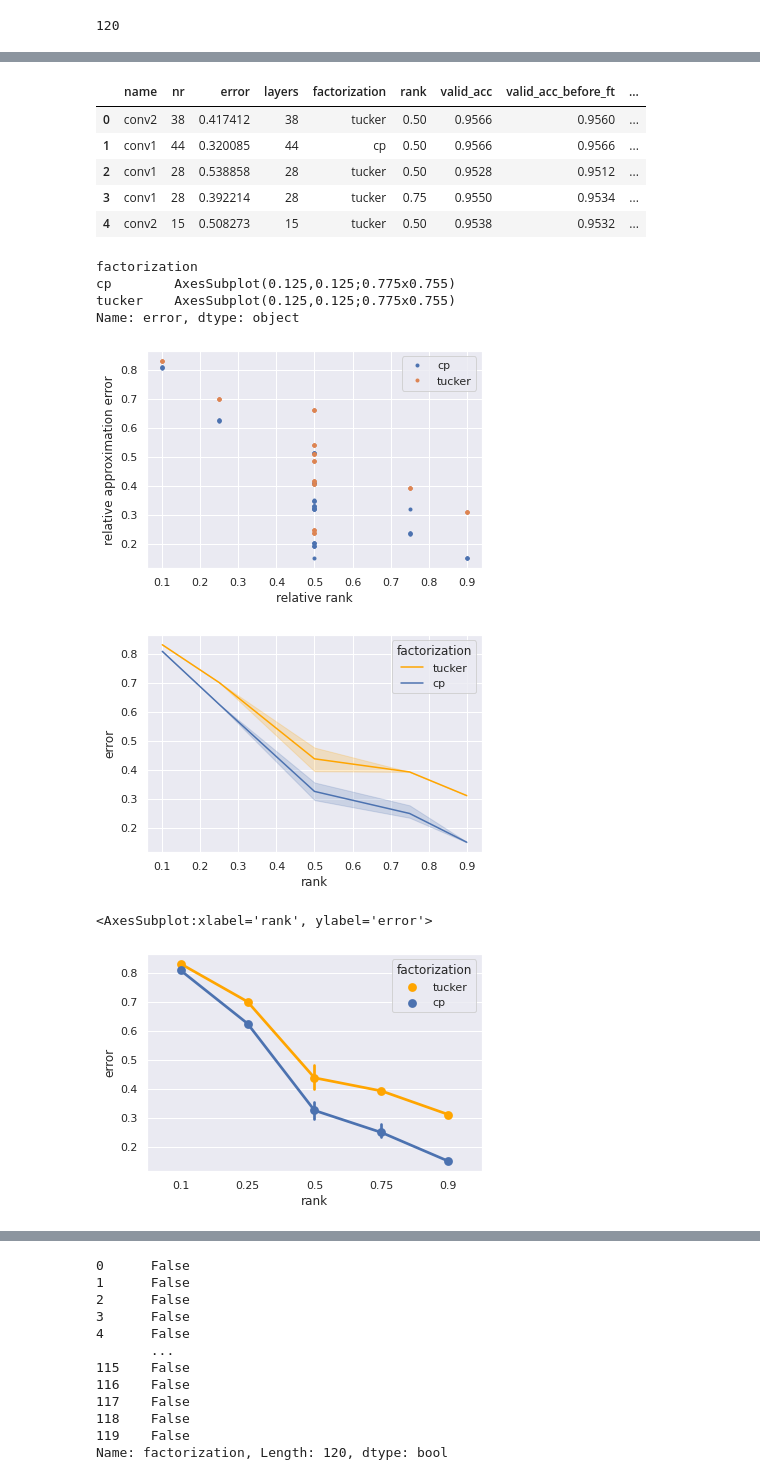
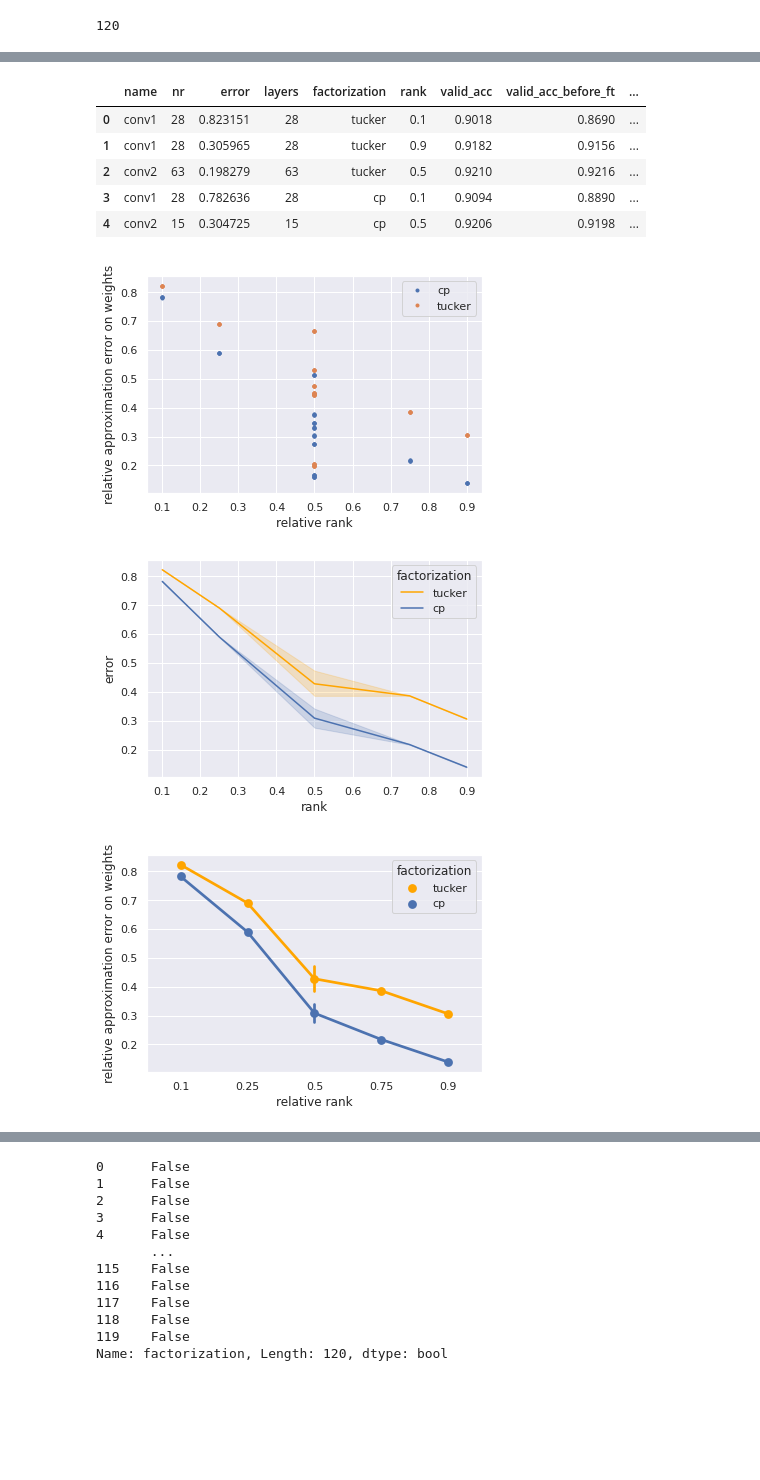
Before and after one commit to JSchuurmans/tddl, a Jupyter notebook: notebooks/results/rn18_c10_approx_vs_perform_ci.ipynb, the cells around one changed output, grey strips where cells are left out. Drawn from its saved outputs; the diff is of its cells as text; code cells hidden in the pictures; blank space fills up the shorter version.

```diff
--- a/notebooks/results/rn18_c10_approx_vs_perform_ci.ipynb
+++ b/notebooks/results/rn18_c10_approx_vs_perform_ci.ipynb
@@ -53,7 +46,7 @@ print(len(paths))
 # %%
 # baseline
 
-baseline_path = Path("/bigdata/f_mnist/logs/baselines/1644945876/rn18_18_dNone_256_adam_l0.001_g0.1_sTrue")
+baseline_path = Path("/bigdata/cifar10/logs/baselines/1646668631/rn18_18_dNone_128_adam_l0.001_g0.1_w0.0_sTrue")
 baseline_model = torch.load(baseline_path / "cnn_best.pth")
 # %%
 with open(baseline_path/'results.json') as json_file:
@@ -308,22 +267,18 @@ df['fact_layers'] = df['factorization'] + '-' + df['layers'].apply(str)
 df.head()
 # %% [output]
 |  | name | nr | error | layers | factorization | rank | valid_acc | valid_acc_before_ft | ... |
-| 0 | conv2 | 38 | 0.417412 | 38 | tucker | 0.50 | 0.9566 | 0.9560 | ... |
-| 1 | conv1 | 44 | 0.320085 | 44 | cp | 0.50 | 0.9566 | 0.9566 | ... |
-| 2 | conv1 | 28 | 0.538858 | 28 | tucker | 0.50 | 0.9528 | 0.9512 | ... |
-| 3 | conv1 | 28 | 0.392214 | 28 | tucker | 0.75 | 0.9550 | 0.9534 | ... |
-| 4 | conv2 | 15 | 0.508273 | 15 | tucker | 0.50 | 0.9538 | 0.9532 | ... |
+| 0 | conv1 | 28 | 0.823151 | 28 | tucker | 0.1 | 0.9018 | 0.8690 | ... |
+| 1 | conv1 | 28 | 0.305965 | 28 | tucker | 0.9 | 0.9182 | 0.9156 | ... |
+| 2 | conv2 | 63 | 0.198279 | 63 | tucker | 0.5 | 0.9210 | 0.9216 | ... |
+| 3 | conv1 | 28 | 0.782636 | 28 | cp | 0.1 | 0.9094 | 0.8890 | ... |
+| 4 | conv2 | 15 | 0.304725 | 15 | cp | 0.5 | 0.9206 | 0.9198 | ... |
 # %%
 df_rank = df.set_index('rank', inplace=False)
 # %%
 grouped_df = df_rank.groupby('factorization')
-ax = grouped_df['error'].plot(legend=True, style=".", ylabel='relative approximation error', xlabel='relative rank')
+ax = grouped_df['error'].plot(legend=True, style=".", ylabel='relative approximation error on weights', xlabel='relative rank')
 # %% [output]
-factorization
-cp        AxesSubplot(0.125,0.125;0.775x0.755)
-tucker    AxesSubplot(0.125,0.125;0.775x0.755)
-Name: error, dtype: object
-[figure, old version]
+[figure, new version]
 # %%
 # df = pd.DataFrame(results)
 # df['rank'] = df['rank'].astype(float, copy=False)
@@ -335,14 +290,14 @@ ax = sns.lineplot(x="rank", y="error",
     palette=['orange', 'b'],
 )
 # %% [output]
-[figure, old version]
+[figure, new version]
 # %%
-sns.pointplot(x="rank", y="error",
+ax = sns.pointplot(x="rank", y="error",
     hue="factorization",
     # style="rank",
     data=df,
     palette=['orange', 'b'],
 )
+ax = ax.set(xlabel='relative rank', ylabel='relative approximation error on weights')
 # %% [output]
-<AxesSubplot:xlabel='rank', ylabel='error'>
-[figure, old version]
+[figure, new version]
```
Also changed, not shown: parts of 43 cells of this notebook, 2 other files.
